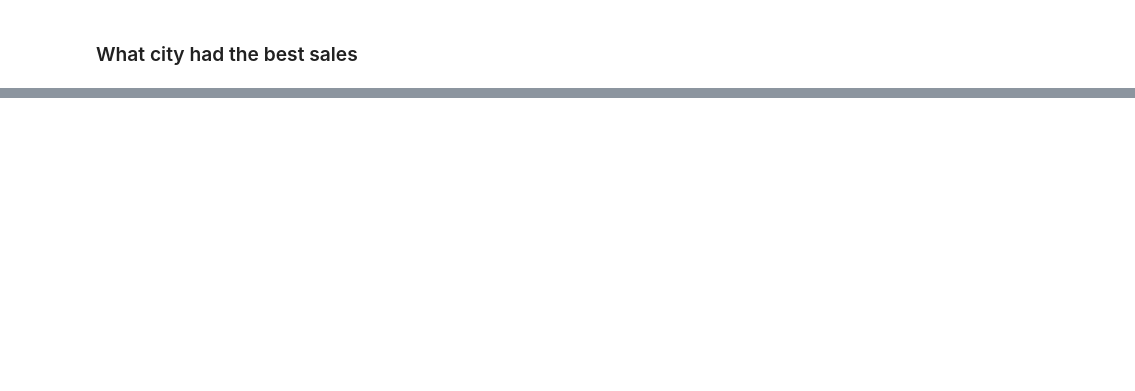
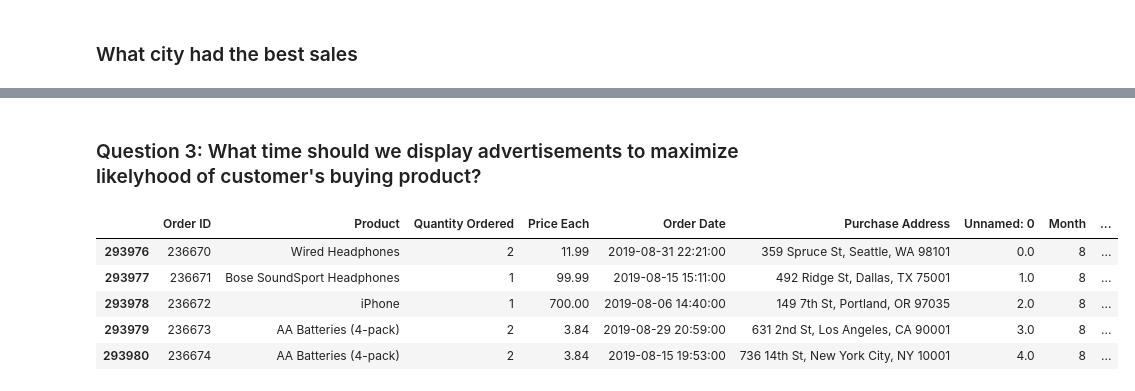
Before and after one commit to empty2145/realworlddatasci, a Jupyter notebook: Analysis.ipynb, the cells around one changed output, grey strips where cells are left out. Cells and saved outputs as stored; diff of their text form; code cells hidden in the pictures; blank space fills up the shorter version.

```diff
--- a/Analysis.ipynb
+++ b/Analysis.ipynb
@@ -108,0 +145,14 @@ plt.show()
+# %% [markdown]
+### Question 3: What time should we display advertisements to maximize likelyhood of customer's buying product?
+# %%
+all_data['Order Date'] = pd.to_datetime(all_data['Order Date'])
+all_data['Hour'] = all_data['Order Date'].dt.hour
+all_data['Minute'] = all_data['Order Date'].dt.minute
+all_data.head()
+# %% [output]
+|  | Order ID | Product | Quantity Ordered | Price Each | Order Date | Purchase Address | Unnamed: 0 | Month | ... |
+| 293976 | 236670 | Wired Headphones | 2 | 11.99 | 2019-08-31 22:21:00 | 359 Spruce St, Seattle, WA 98101 | 0.0 | 8 | ... |
+| 293977 | 236671 | Bose SoundSport Headphones | 1 | 99.99 | 2019-08-15 15:11:00 | 492 Ridge St, Dallas, TX 75001 | 1.0 | 8 | ... |
+| 293978 | 236672 | iPhone | 1 | 700.00 | 2019-08-06 14:40:00 | 149 7th St, Portland, OR 97035 | 2.0 | 8 | ... |
+| 293979 | 236673 | AA Batteries (4-pack) | 2 | 3.84 | 2019-08-29 20:59:00 | 631 2nd St, Los Angeles, CA 90001 | 3.0 | 8 | ... |
+| 293980 | 236674 | AA Batteries (4-pack) | 2 | 3.84 | 2019-08-15 19:53:00 | 736 14th St, New York City, NY 10001 | 4.0 | 8 | ... |
```
Also changed, not shown: parts of 9 cells of this notebook, 2 other files.
